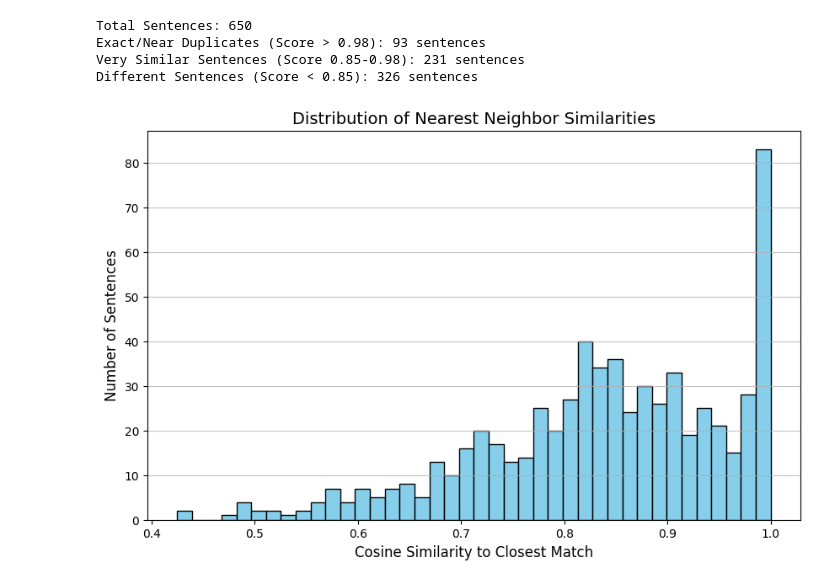
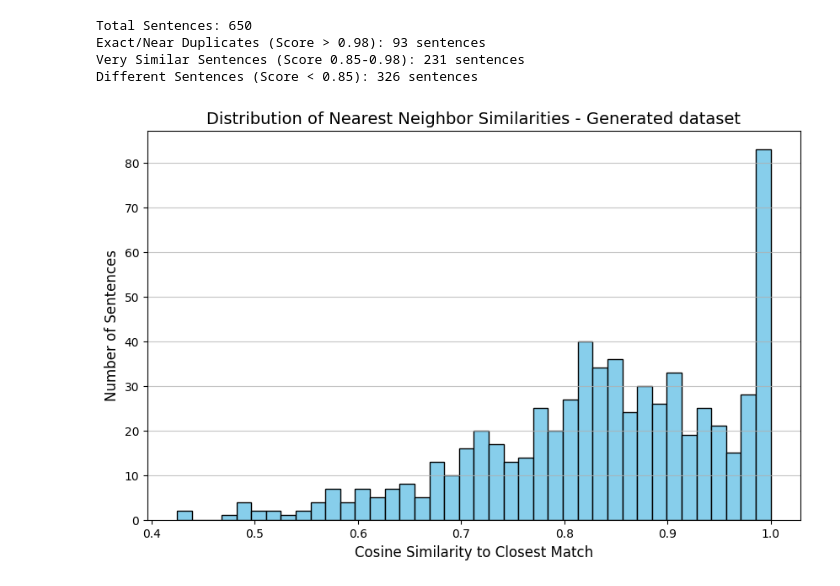
Before and after one commit to MatejPriesol/synthetic-financial-text-generation, a Jupyter notebook: notebooks/diversity_plots.ipynb, the cells around one changed output. Drawn from its saved outputs; the diff is of its cells as text; code cells hidden in the pictures.

```diff
--- a/notebooks/diversity_plots.ipynb
+++ b/notebooks/diversity_plots.ipynb
@@ -74,12 +74,12 @@ Different Sentences (Score < 0.85): 326 sentences
 # %%
 plt.figure(figsize=(10, 6))
 plt.hist(max_scores_list, bins=40, color='skyblue', edgecolor='black')
 
-plt.title("Distribution of Nearest Neighbor Similarities", fontsize=14)
+plt.title("Distribution of Nearest Neighbor Similarities - Generated dataset", fontsize=14)
 plt.xlabel("Cosine Similarity to Closest Match", fontsize=12)
 plt.ylabel("Number of Sentences", fontsize=12)
 plt.grid(axis='y', alpha=0.75)
 
 plt.show()
 # %% [output]
-[figure, old version]
+[figure, new version]
```
Also changed, not shown: parts of 7 cells of this notebook, 4 other files.
